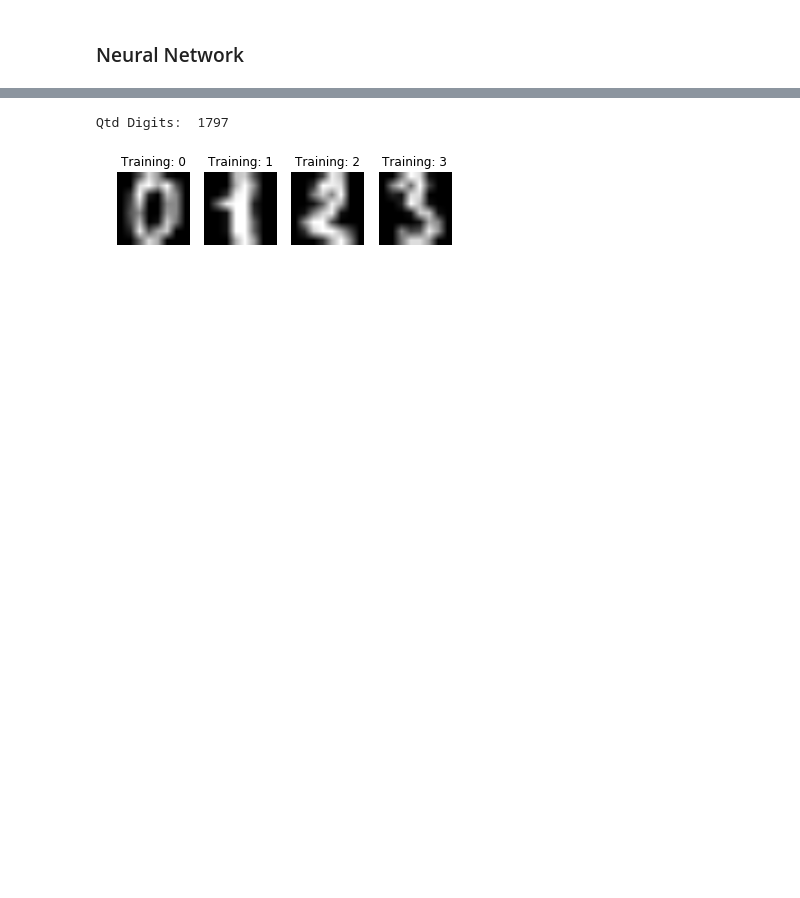
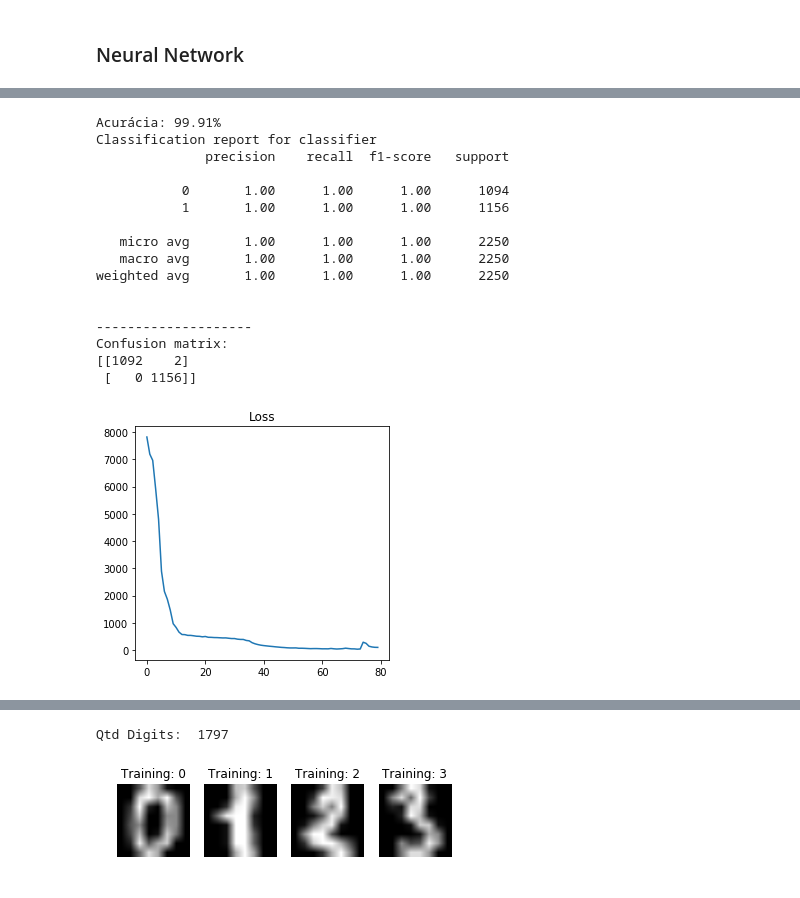
Before and after one commit to rdenadai/AI-Study-Notebooks, a Jupyter notebook: notebooks/NeuralNetwork_MNIST_VAL.ipynb, the cells around one changed output, grey strips where cells are left out. Cells and saved outputs as stored; diff of their text form; code cells hidden in the pictures; blank space fills up the shorter version.

```diff
--- a/notebooks/NeuralNetwork_MNIST_VAL.ipynb
+++ b/notebooks/NeuralNetwork_MNIST_VAL.ipynb
@@ -16,0 +35,59 @@ np.seterr(all='raise')
+# %%
+final_error = []
+better_acc = 0
+
+layers = (
+    Dense(inputs=2, outputs=16, activation=ReLU()),
+    Dense(inputs=16, outputs=8, activation=ReLU()),
+    Dense(inputs=8, outputs=4, activation=ReLU()),
+    Dense(inputs=4, outputs=2, activation=ReLU()),
+)
+
+md = NeuralNetwork(
+    layers,
+    X_train.copy(),
+    y_train.copy(),
+    loss='cross_entropy',
+    batch_size=32,
+    epochs=80,
+    lr=1e-1)
+error = md.train()
+
+y_pred = md.predict(X_test.copy())
+
+acc = np.round((np.sum(y_pred == y_test) / len(y_test)) * 100, 2)
+if acc > better_acc:
+    better_acc = acc
+final_error = error
+print(f'Acurácia: {acc}%')
+
+print("Classification report for classifier \n%s\n"
+      % (classification_report(y_test, y_pred)))
+print('-' * 20)
+print("Confusion matrix:\n%s" % confusion_matrix(y_test, y_pred))
+
+if len(final_error):
+    plt.figure(figsize=(8, 4))
+    plt.subplot(1, 2, 1)
+    plt.title(f'Loss')
+    plt.plot(range(len(final_error)), final_error)
+    plt.tight_layout()
+    plt.show()
+# %% [output]
+Acurácia: 99.91%
+Classification report for classifier
+              precision    recall  f1-score   support
+
+           0       1.00      1.00      1.00      1094
+           1       1.00      1.00      1.00      1156
+
+   micro avg       1.00      1.00      1.00      2250
+   macro avg       1.00      1.00      1.00      2250
+weighted avg       1.00      1.00      1.00      2250
+
+
+--------------------
+Confusion matrix:
+[[1092    2]
+ [   0 1156]]
+[figure, added]
```
Also changed, not shown: parts of 7 cells of this notebook, 2 other files.
